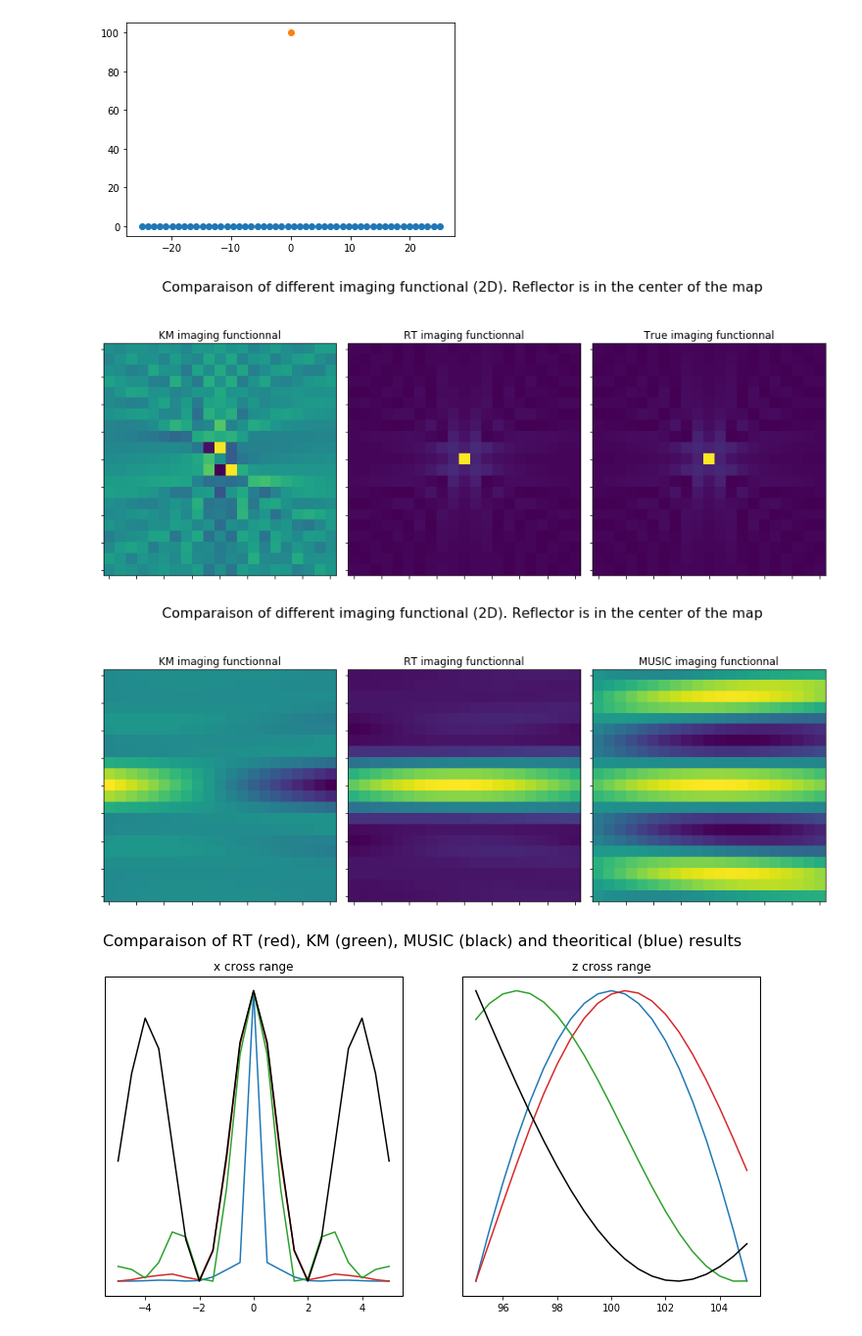
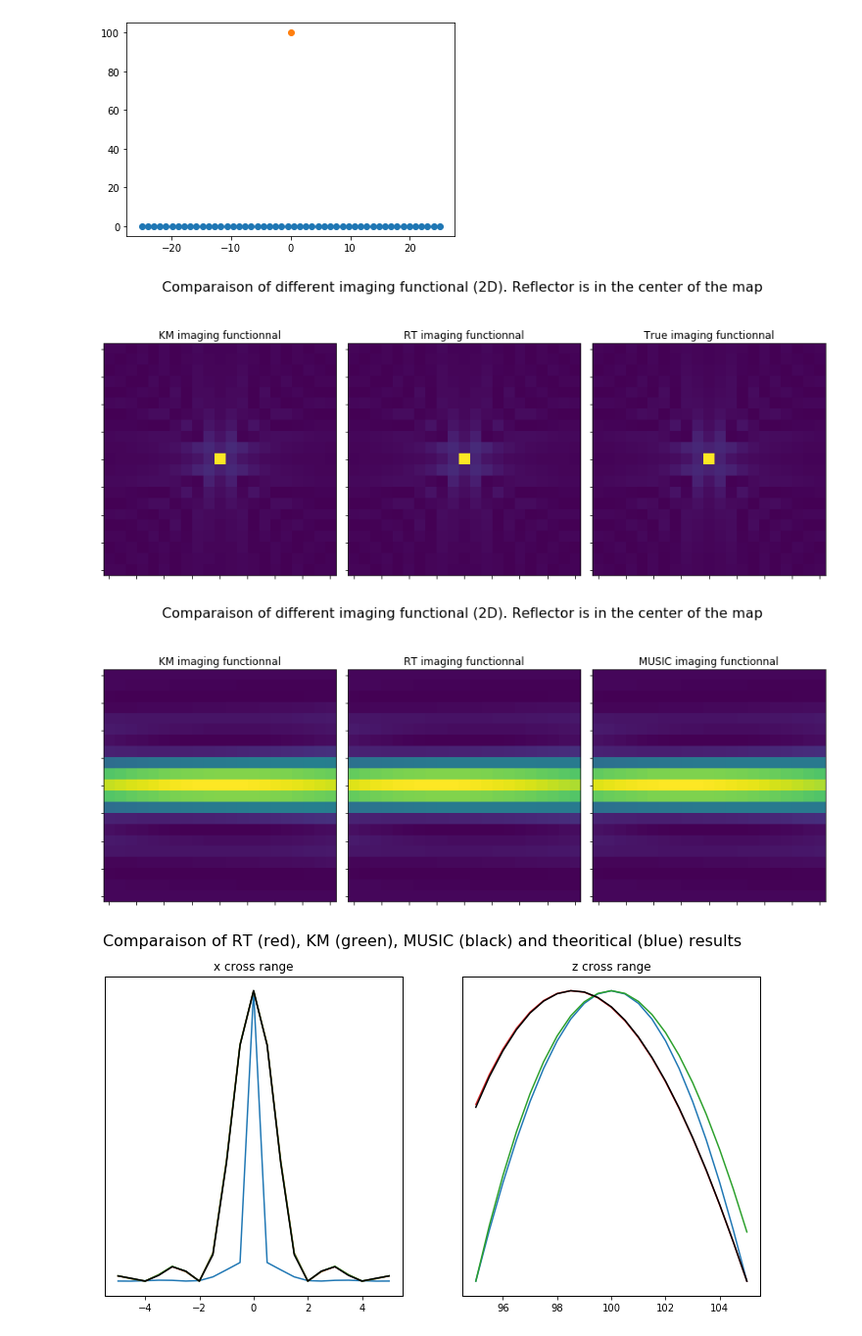
Before and after one commit to JulesSanchez/MVA-inverse-problem-in-imaging, a Jupyter notebook: migr.ipynb, the cells around one changed output. Shown: that part at 98% size. Drawn from its saved outputs; the diff is of its cells as text; code cells hidden in the pictures.

Commit message:
MUSIC fixed

```diff
--- a/migr.ipynb
+++ b/migr.ipynb
@@ -88,8 +88,8 @@ for r in range(N):
         if s ==r :
             U[r,s] = 0
 
-rho_RT = np.zeros((2*reso+1,2*reso+1))
-rho_KM = np.zeros((2*reso+1,2*reso+1))
+rho_RT = np.zeros((2*reso+1,2*reso+1), dtype=complex)
+rho_KM = np.zeros((2*reso+1,2*reso+1), dtype=complex)
 for k in range(2*reso+1):
     for l in range(2*reso+1):
         x_local = grid[k,l]
@@ -99,6 +99,8 @@ for k in range(2*reso+1):
                 rho_KM[k,l] += np.exp(complex(0,omega_o*(np.linalg.norm(x_local-transducers_circle[s])+np.linalg.norm(x_local-transducers_circle[r]))))*np.conj(U[r,s])
         rho_RT[k,l] *= (0.5/np.pi)
         rho_KM[k,l] /= N**2
+rho_RT = np.abs(rho_RT)
+rho_KM = np.abs(rho_KM)
 # %%
 #Results for II
 J = np.zeros((2*reso+1,2*reso+1))
@@ -131,7 +133,7 @@ fig.suptitle('Comparaison of different imaging functional (2D). Reflector is in
 plt.tight_layout()
 plt.show()
 # %% [output]
-[figure, old version]
+[figure, new version]
 # %%
 #Part III
 U1 = np.ones(shape=(N1,N1), dtype=complex)
@@ -141,8 +143,8 @@ for r in range(N1):
             U1[r,s] = G_F(omega_o,transducers_linear_1[r],transducers_linear_1[s],x_ref_2,rho)
         if s ==r :
             U1[r,s] = 0
-rho_RT1 = np.zeros((2*reso+1,2*reso+1))
-rho_KM1 = np.zeros((2*reso+1,2*reso+1))
+rho_RT1 = np.zeros((2*reso+1,2*reso+1),dtype=complex)
+rho_KM1 = np.zeros((2*reso+1,2*reso+1),dtype=complex)
 rho_MUSIC = np.zeros((2*reso+1,2*reso+1))
 u, s, vh = np.linalg.svd(U1)
 v1 = vh[0]
@@ -157,7 +159,9 @@ for k in range(2*reso+1):
                 rho_KM1[k,l] += np.exp(complex(0,omega_o*(np.linalg.norm(x_local-transducers_linear_1[s])+np.linalg.norm(x_local-transducers_linear_1[r]))))*np.conj(U1[r,s])
         rho_RT1[k,l] *= (0.5/np.pi)
         rho_KM1[k,l] /= N1**2
-        rho_MUSIC[k,l] = np.abs(np.sum(g*v1))**2
+        rho_MUSIC[k,l] = np.abs(np.sum(g*np.conj(v1)))**2
+rho_RT1 = np.abs(rho_RT1)
+rho_KM1 = np.abs(rho_KM1)
 # %%
 #Results for III
 import scipy.integrate as integrate
@@ -193,7 +197,7 @@ colorRT = 'tab:red'
 colorKM = 'tab:green'
 colorMUSIC = 'black'
 
-z_fixed = 5
+z_fixed = reso
 rc = 2*np.pi/omega_o * np.linalg.norm(x_ref_2) / R1
 for k in range(2*reso+1):
     x_local = grid_2[k,z_fixed][0]
@@ -208,36 +212,36 @@ ax3.plot(grid_2[:,z_fixed,0],rho_KM1[:,z_fixed], label = 'KM results', color=col
 ax4 = ax1.twinx()
 ax4.plot(grid_2[:,z_fixed,0],rho_MUSIC[:,z_fixed], label = 'MUSIC results', color=colorMUSIC)
 ax1.set_yticks([])
 ax2.set_yticks([])
 ax3.set_yticks([])
 ax4.set_yticks([])
 
 S = np.zeros(2*reso+1)
-x_fixed = 5
+x_fixed = reso
 rl = 2*2*np.pi/omega_o * np.linalg.norm(x_ref_2)**2 / R1**2
 for k in range(2*reso+1):
     z_local = grid_2[x_fixed,k][1]
     S[k] = np.abs(integrate.quad(lambda x: np.exp(complex(0,-0.5*np.pi*x**2*np.linalg.norm(z_local - x_ref_2[1])/rl)), 0, 1)[0])**2
 
 ax1 = axs[1]
 ax1.plot(grid_2[x_fixed,:,1],S, label = 'theoritical results')
 ax2 = ax1.twinx()
 ax2.plot(grid_2[x_fixed,:,1],rho_RT1[x_fixed,:], label = 'RT results', color=colorRT)
 ax3 = ax1.twinx()
 ax3.plot(grid_2[x_fixed,:,1],rho_KM1[x_fixed,:], label = 'KM results', color=colorKM)
 ax4 = ax1.twinx()
 ax4.plot(grid_2[x_fixed,:,1],rho_MUSIC[x_fixed,:], label = 'MUSIC results', color=colorMUSIC)
 ax1.set_yticks([])
 ax2.set_yticks([])
 ax3.set_yticks([])
 ax4.set_yticks([])
 axs[0].set_title('x cross range')
 axs[1].set_title('z cross range')
 fig.suptitle('Comparaison of RT (red), KM (green), MUSIC (black) and theoritical (blue) results', fontsize=16)
 plt.show()
 # %% [output]
-[figure, old version]
+[figure, new version]
-[figure, old version]
+[figure, new version]
 # %%
 #Part IV
 U2 = np.ones(shape=(omega_resolution,N2,N2), dtype=complex)
```
Also changed, not shown: parts of 5 cells of this notebook.
